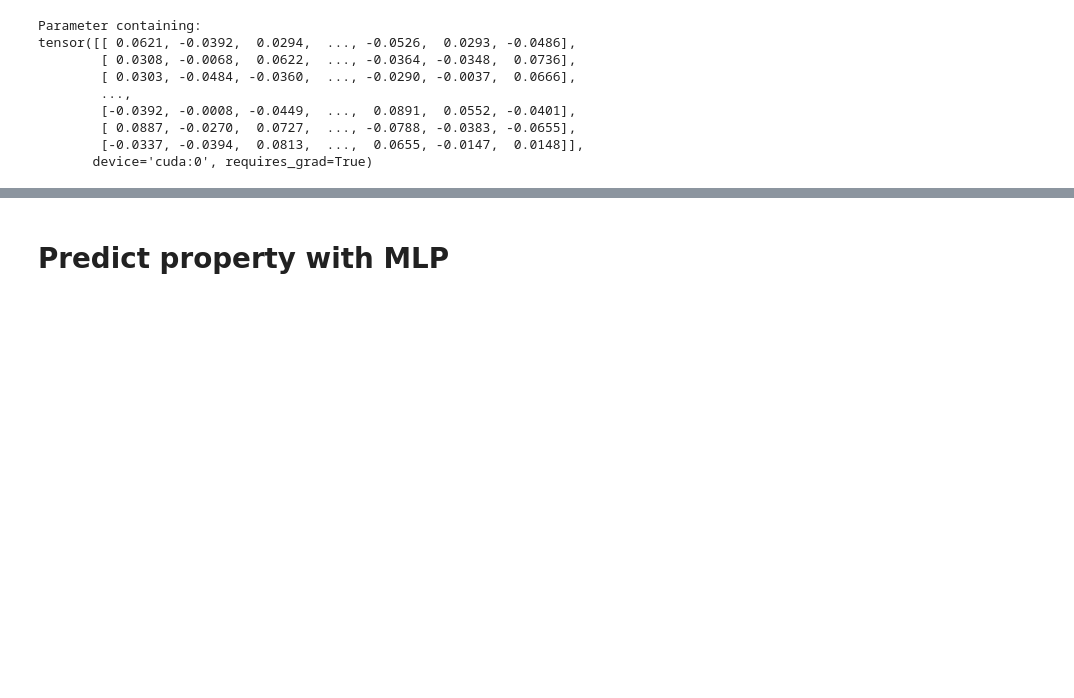
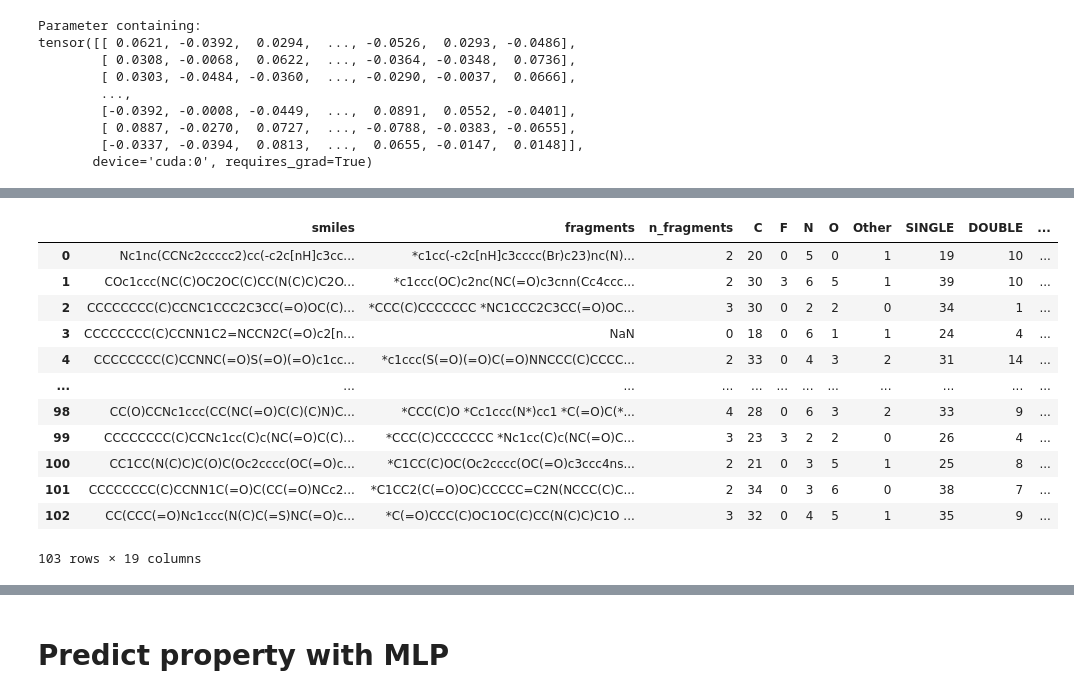
Before and after one commit to panukorn17/drug_discovery_models, a Jupyter notebook: fragment-based-dgm/Latent Space Optimisation.ipynb, the cells around one changed output, grey strips where cells are left out. Drawn from its saved outputs; the diff is of its cells as text; code cells hidden in the pictures; blank space fills up the shorter version.

```diff
--- a/fragment-based-dgm/Latent Space Optimisation.ipynb
+++ b/fragment-based-dgm/Latent Space Optimisation.ipynb
@@ -180,0 +274,3 @@ plt.show()
+# %%
+num_samples = config.get('num_samples')
+save_results=True
@@ -180,0 +435,2 @@ plt.show()
+# %%
+df_samples = pd.DataFrame(samples, columns =['smiles', 'frag', 'n_frag'])
@@ -180,0 +561,35 @@ plt.show()
+# %%
+df = df_samples.drop_duplicates()
+df = df[~df.smiles.str.contains("\.")]
+smiles = df.smiles.tolist()
+print("Canonicalizing ...")
+df.smiles = [canonicalize(smi, clear_stereo=True) for smi in smiles]
+df = df[df.smiles.notnull()].reset_index(drop=True)
+smiles = df.smiles.tolist()
+mols = mols_from_smiles(smiles)
+#add atom count
+print("Adding atom count ...")
+counts = [count_atoms(mol, atomlist) for mol in mols]
+df = pd.concat([df, pd.DataFrame(counts)], axis=1, sort=False)
+#add bond count
+print("Adding bond count ...")
+counts = [count_bonds(mol, bondlist) for mol in mols]
+df = pd.concat([df, pd.DataFrame(counts)], axis=1, sort=False)
+#add ring count
+print("Adding ring count ...")
+counts = [count_rings(mol, ringlist) for mol in mols]
+df = pd.concat([df, pd.DataFrame(counts)], axis=1, sort=False)
+#add properties
+print("Adding properties ...")
+for prop in properties:
+    if prop not in df.columns:
+        df = add_property(df, prop)
+#add fragments
+print("Adding fragments ...")
+smiles = df.smiles.tolist()
+mols = mols_from_smiles(smiles)
+results = [break_into_fragments(m, s) for m, s in zip(mols, smiles)]
+smiles, fragments, lengths = zip(*results)
+df = add_fragments(df)
+#finalise and save dataset
+df = df[["smiles","fragments","n_fragments","C","F","N","O","Other","SINGLE","DOUBLE","TRIPLE","Tri","Quad","Pent","Hex","logP","mr","qed","SAS"]]
@@ -180,0 +614,16 @@ plt.show()
+# %%
+df
+# %% [output]
+|  | smiles | fragments | n_fragments | C | F | N | O | Other | SINGLE | DOUBLE | ... |
+| 0 | Nc1nc(CCNc2ccccc2)cc(-c2c[nH]c3cc... | *c1cc(-c2c[nH]c3cccc(Br)c23)nc(N)... | 2 | 20 | 0 | 5 | 0 | 1 | 19 | 10 | ... |
+| 1 | COc1ccc(NC(C)OC2OC(C)CC(N(C)C)C2O... | *c1ccc(OC)c2nc(NC(=O)c3cnn(Cc4ccc... | 2 | 30 | 3 | 6 | 5 | 1 | 39 | 10 | ... |
+| 2 | CCCCCCCC(C)CCNC1CCC2C3CC(=O)OC(C)... | *CCC(C)CCCCCCC *NC1CCC2C3CC(=O)OC... | 3 | 30 | 0 | 2 | 2 | 0 | 34 | 1 | ... |
+| 3 | CCCCCCCC(C)CCNN1C2=NCCN2C(=O)c2[n... | NaN | 0 | 18 | 0 | 6 | 1 | 1 | 24 | 4 | ... |
+| 4 | CCCCCCCC(C)CCNNC(=O)S(=O)(=O)c1cc... | *c1ccc(S(=O)(=O)C(=O)NNCCC(C)CCCC... | 2 | 33 | 0 | 4 | 3 | 2 | 31 | 14 | ... |
+| ... | ... | ... | ... | ... | ... | ... | ... | ... | ... | ... | ... |
+| 98 | CC(O)CCNc1ccc(CC(NC(=O)C(C)(C)N)C... | *CCC(C)O *Cc1ccc(N*)cc1 *C(=O)C(*... | 4 | 28 | 0 | 6 | 3 | 2 | 33 | 9 | ... |
+| 99 | CCCCCCCC(C)CCNc1cc(C)c(NC(=O)C(C)... | *CCC(C)CCCCCCC *Nc1cc(C)c(NC(=O)C... | 3 | 23 | 3 | 2 | 2 | 0 | 26 | 4 | ... |
+| 100 | CC1CC(N(C)C)C(O)C(Oc2cccc(OC(=O)c... | *C1CC(C)OC(Oc2cccc(OC(=O)c3ccc4ns... | 2 | 21 | 0 | 3 | 5 | 1 | 25 | 8 | ... |
+| 101 | CCCCCCCC(C)CCNN1C(=O)C(CC(=O)NCc2... | *C1CC2(C(=O)OC)CCCCC=C2N(NCCC(C)C... | 2 | 34 | 0 | 3 | 6 | 0 | 38 | 7 | ... |
+| 102 | CC(CCC(=O)Nc1ccc(N(C)C(=S)NC(=O)c... | *C(=O)CCC(C)OC1OC(C)CC(N(C)C)C1O ... | 3 | 32 | 0 | 4 | 5 | 1 | 35 | 9 | ... |
+103 rows × 19 columns
```
Also changed, not shown: parts of 37 cells of this notebook, 1 other file.
